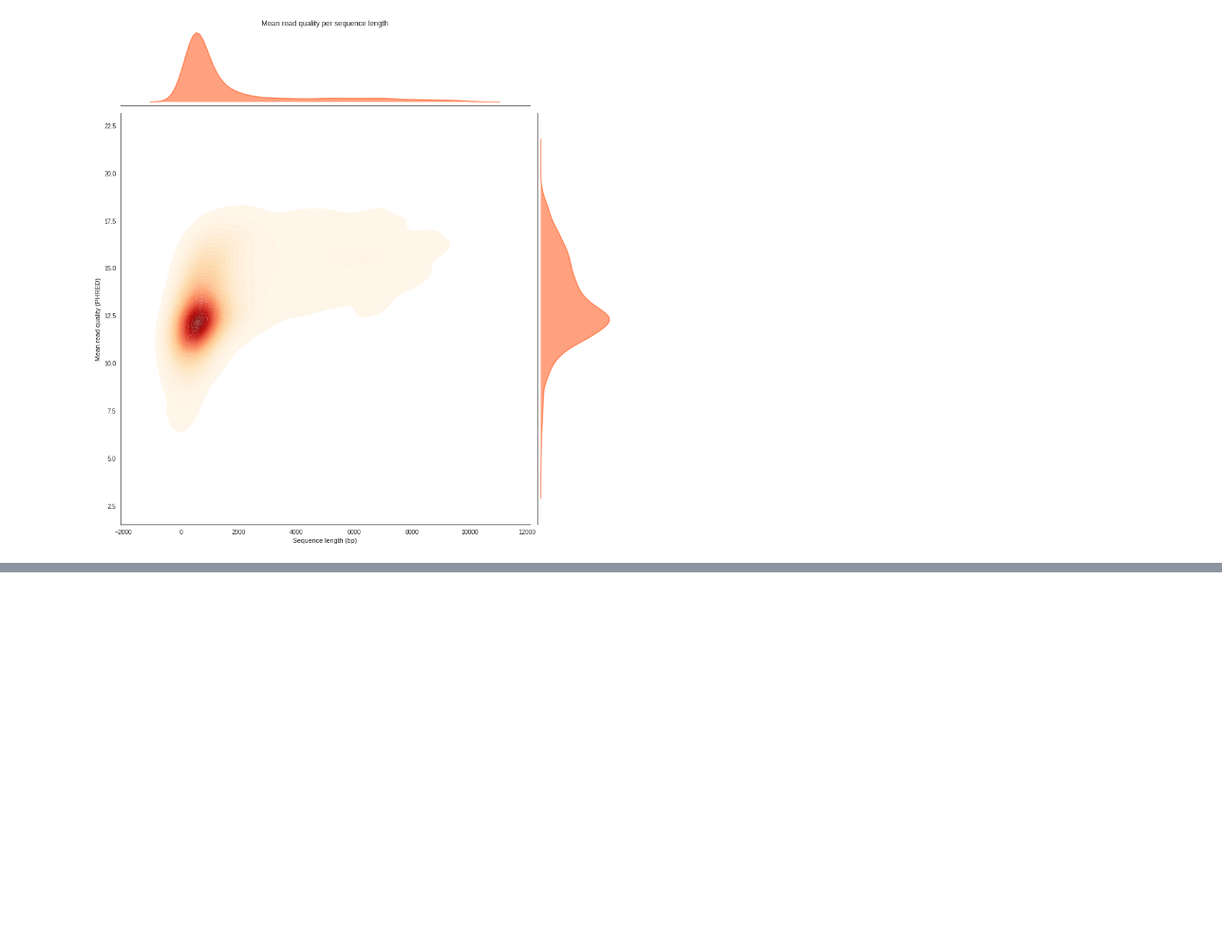
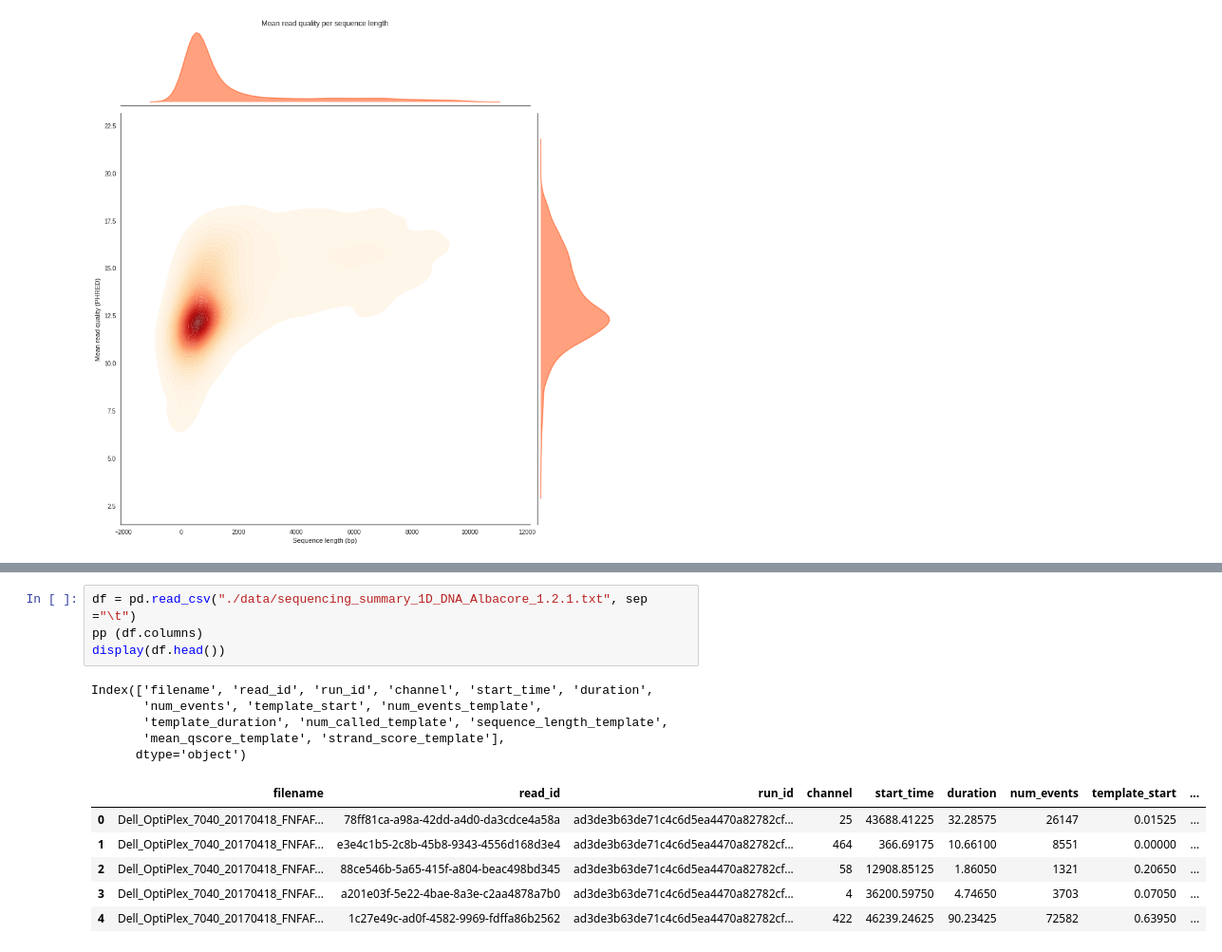
Before and after one commit to a-slide/pycoQC, a Jupyter notebook: pycoQC/test_pycoQC.ipynb, the cells around one changed output, grey strips where cells are left out. Shown at 95% size. Cells and saved outputs as stored; diff of their text form; blank space fills up the shorter version.

```diff
--- a/pycoQC/test_pycoQC.ipynb
+++ b/pycoQC/test_pycoQC.ipynb
@@ -453,0 +431,16 @@ g = p.reads_len_quality(kde=True, kde_cmap='OrRd', kde_alpha=0.75, kde_levels=50
+# %%
+df = pd.read_csv("./data/sequencing_summary_1D_DNA_Albacore_1.2.1.txt", sep ="\t")
+pp (df.columns)
+display(df.head())
+# %% [output]
+Index(['filename', 'read_id', 'run_id', 'channel', 'start_time', 'duration',
+       'num_events', 'template_start', 'num_events_template',
+       'template_duration', 'num_called_template', 'sequence_length_template',
+       'mean_qscore_template', 'strand_score_template'],
+      dtype='object')
+|  | filename | read_id | run_id | channel | start_time | duration | num_events | template_start | ... |
+| 0 | Dell_OptiPlex_7040_20170418_FNFAF... | 78ff81ca-a98a-42dd-a4d0-da3cdce4a58a | ad3de3b63de71c4c6d5ea4470a82782cf... | 25 | 43688.41225 | 32.28575 | 26147 | 0.01525 | ... |
+| 1 | Dell_OptiPlex_7040_20170418_FNFAF... | e3e4c1b5-2c8b-45b8-9343-4556d168d3e4 | ad3de3b63de71c4c6d5ea4470a82782cf... | 464 | 366.69175 | 10.66100 | 8551 | 0.00000 | ... |
+| 2 | Dell_OptiPlex_7040_20170418_FNFAF... | 88ce546b-5a65-415f-a804-beac498bd345 | ad3de3b63de71c4c6d5ea4470a82782cf... | 58 | 12908.85125 | 1.86050 | 1321 | 0.20650 | ... |
+| 3 | Dell_OptiPlex_7040_20170418_FNFAF... | a201e03f-5e22-4bae-8a3e-c2aa4878a7b0 | ad3de3b63de71c4c6d5ea4470a82782cf... | 4 | 36200.59750 | 4.74650 | 3703 | 0.07050 | ... |
+| 4 | Dell_OptiPlex_7040_20170418_FNFAF... | 1c27e49c-ad0f-4582-9969-fdffa86b2562 | ad3de3b63de71c4c6d5ea4470a82782cf... | 422 | 46239.24625 | 90.23425 | 72582 | 0.63950 | ... |
```
Also changed, not shown: parts of 30 cells of this notebook, 3 other files.
